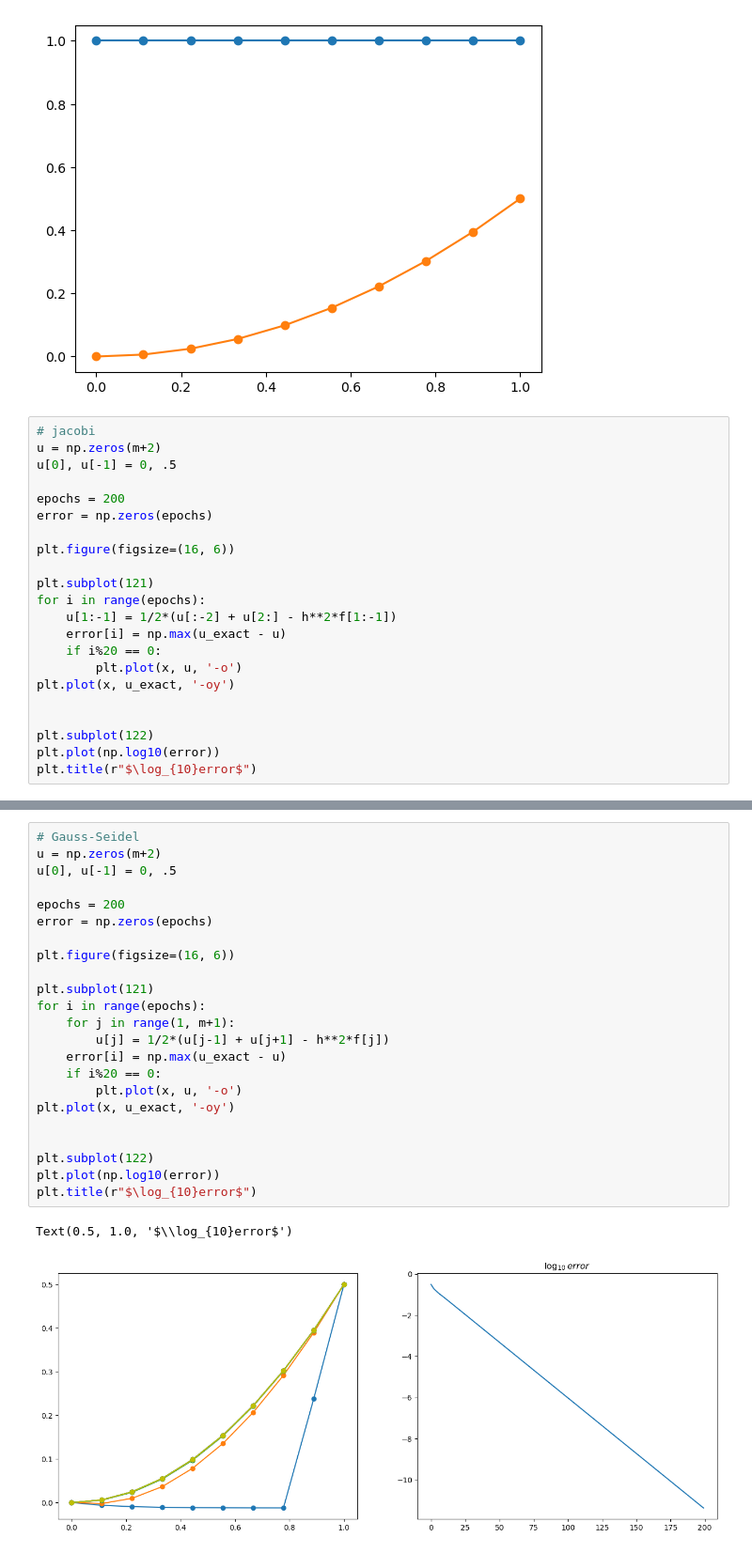
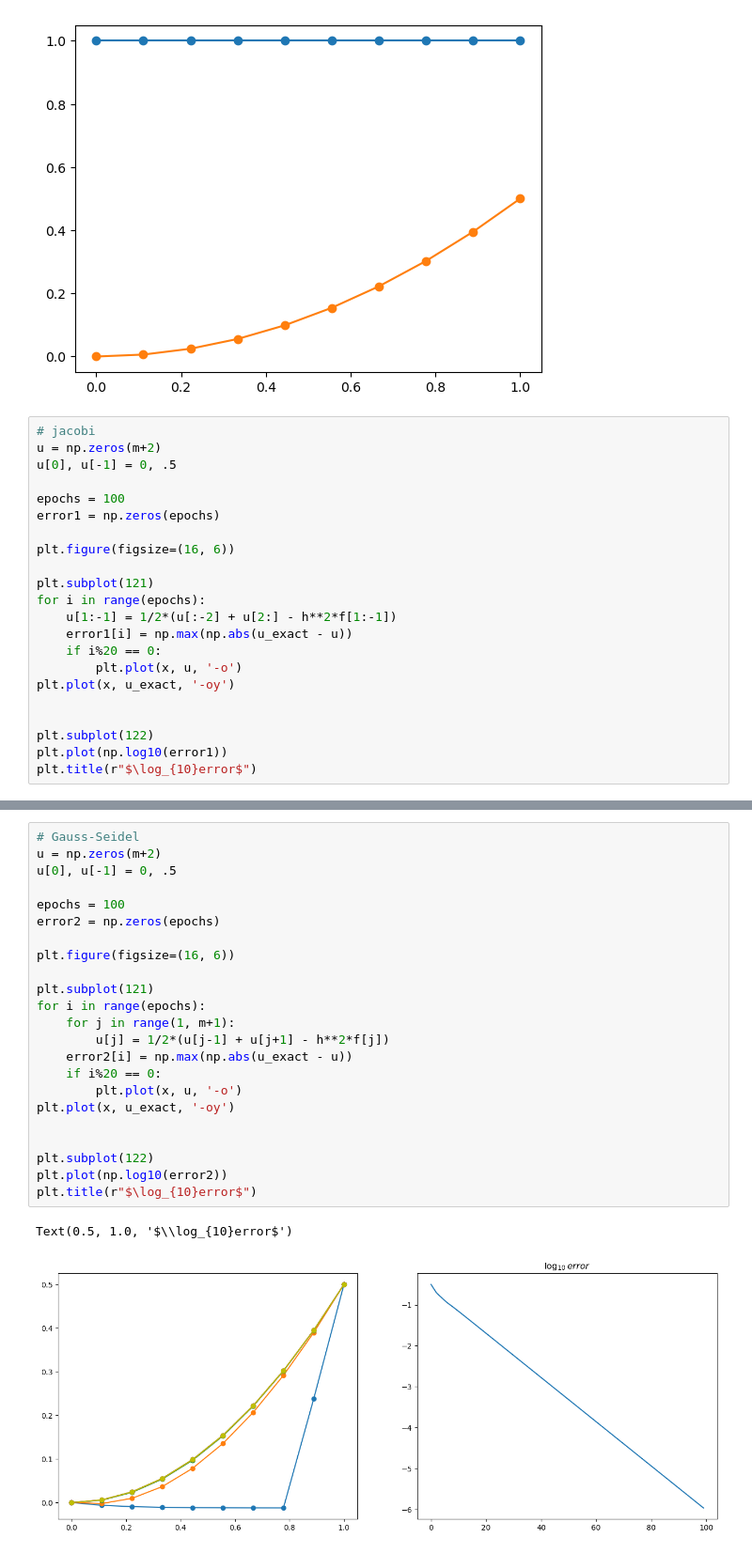
Before and after one commit to qgdr/Finite-Difference-Methods, a Jupyter notebook: I Boundary Value Problems and Iterative Methods/04 Iterative Methods for Sparse Linear Systems/note.ipynb, the cells around one changed output, grey strips where cells are left out. Shown at 94% size. Saved outputs shown, nothing was run; the diff lists cells and outputs as text.

```diff
--- a/I Boundary Value Problems and Iterative Methods/04 Iterative Methods for Sparse Linear Systems/note.ipynb
+++ b/I Boundary Value Problems and Iterative Methods/04 Iterative Methods for Sparse Linear Systems/note.ipynb
@@ -67,22 +67,22 @@ plt.plot(x, u_exact, '-o')
 u = np.zeros(m+2)
 u[0], u[-1] = 0, .5
 
-epochs = 200
-error = np.zeros(epochs)
+epochs = 100
+error1 = np.zeros(epochs)
 
 plt.figure(figsize=(16, 6))
 
 plt.subplot(121)
 for i in range(epochs):
     u[1:-1] = 1/2*(u[:-2] + u[2:] - h**2*f[1:-1])
-    error[i] = np.max(u_exact - u)
+    error1[i] = np.max(np.abs(u_exact - u))
     if i%20 == 0:
         plt.plot(x, u, '-o')
 plt.plot(x, u_exact, '-oy')
 
 
 plt.subplot(122)
-plt.plot(np.log10(error))
+plt.plot(np.log10(error1))
 plt.title(r"$\log_{10}error$")
 # %% [output]
 Text(0.5, 1.0, '$\\log_{10}error$')
@@ -90,26 +90,26 @@ Text(0.5, 1.0, '$\\log_{10}error$')
 # %%
 # Gauss-Seidel
 u = np.zeros(m+2)
 u[0], u[-1] = 0, .5
 
-epochs = 200
-error = np.zeros(epochs)
+epochs = 100
+error2 = np.zeros(epochs)
 
 plt.figure(figsize=(16, 6))
 
 plt.subplot(121)
 for i in range(epochs):
     for j in range(1, m+1):
         u[j] = 1/2*(u[j-1] + u[j+1] - h**2*f[j])
-    error[i] = np.max(u_exact - u)
+    error2[i] = np.max(np.abs(u_exact - u))
     if i%20 == 0:
         plt.plot(x, u, '-o')
 plt.plot(x, u_exact, '-oy')
 
 
 plt.subplot(122)
-plt.plot(np.log10(error))
+plt.plot(np.log10(error2))
 plt.title(r"$\log_{10}error$")
 # %% [output]
 Text(0.5, 1.0, '$\\log_{10}error$')
-[figure, old version]
+[figure, new version]
```
Also changed, not shown: parts of 8 cells of this notebook.
